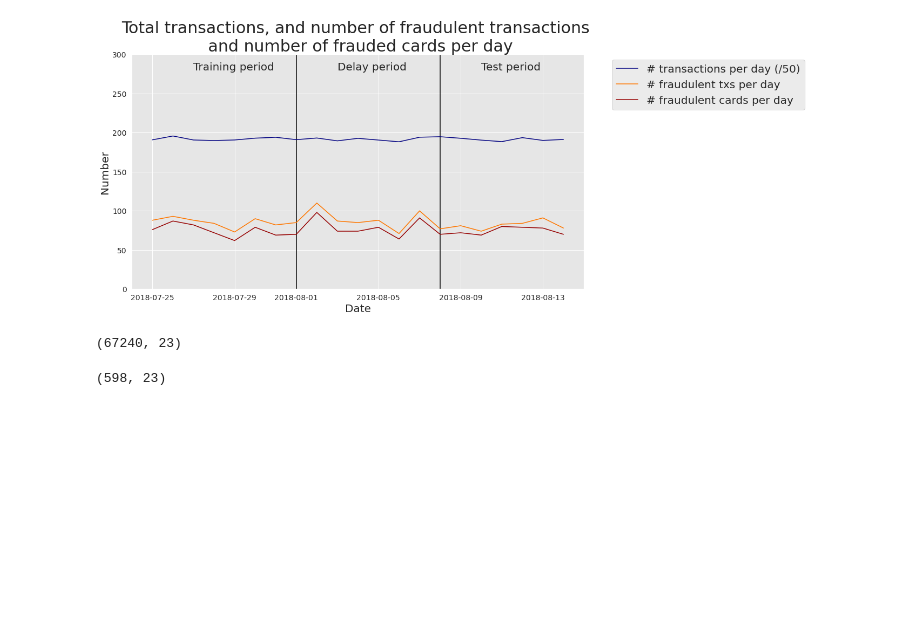
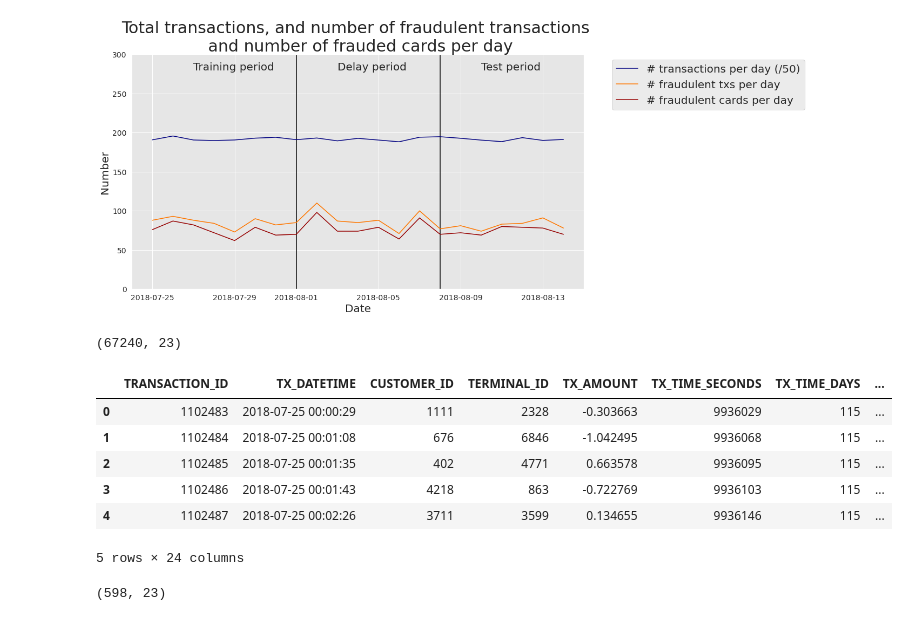
Before and after one commit to eduoie/creditcardfraud_ml, a Jupyter notebook: notebooks/Main_notebook.ipynb, the cells around one changed output. Saved outputs shown, nothing was run; the diff lists cells and outputs as text; code cells hidden in the pictures; blank space fills up the shorter version.

```diff
--- a/notebooks/Main_notebook.ipynb
+++ b/notebooks/Main_notebook.ipynb
@@ -950,6 +958,16 @@ def get_train_test_set(transactions_df,
 train_df.shape
 # %% [output]
 (67240, 23)
+# %%
+train_df.head()
+# %% [output]
+|  | TRANSACTION_ID | TX_DATETIME | CUSTOMER_ID | TERMINAL_ID | TX_AMOUNT | TX_TIME_SECONDS | TX_TIME_DAYS | ... |
+| 0 | 1102483 | 2018-07-25 00:00:29 | 1111 | 2328 | -0.303663 | 9936029 | 115 | ... |
+| 1 | 1102484 | 2018-07-25 00:01:08 | 676 | 6846 | -1.042495 | 9936068 | 115 | ... |
+| 2 | 1102485 | 2018-07-25 00:01:35 | 402 | 4771 | 0.663578 | 9936095 | 115 | ... |
+| 3 | 1102486 | 2018-07-25 00:01:43 | 4218 | 863 | -0.722769 | 9936103 | 115 | ... |
+| 4 | 1102487 | 2018-07-25 00:02:26 | 3711 | 3599 | 0.134655 | 9936146 | 115 | ... |
+5 rows × 24 columns
 # %%
 train_df[train_df.TX_FRAUD==1].shape
 # %% [output]
```
Also changed, not shown: parts of 18 cells of this notebook.
